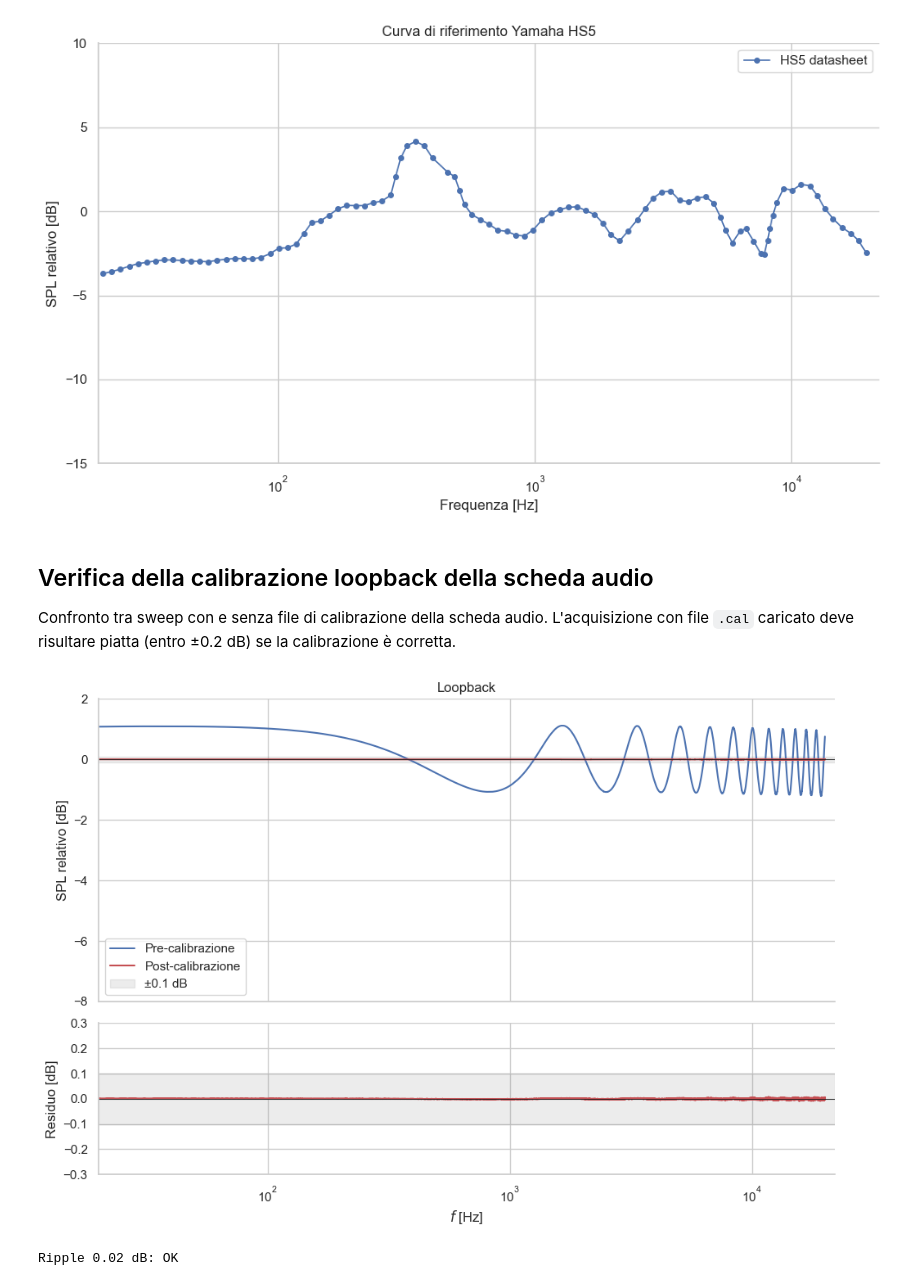
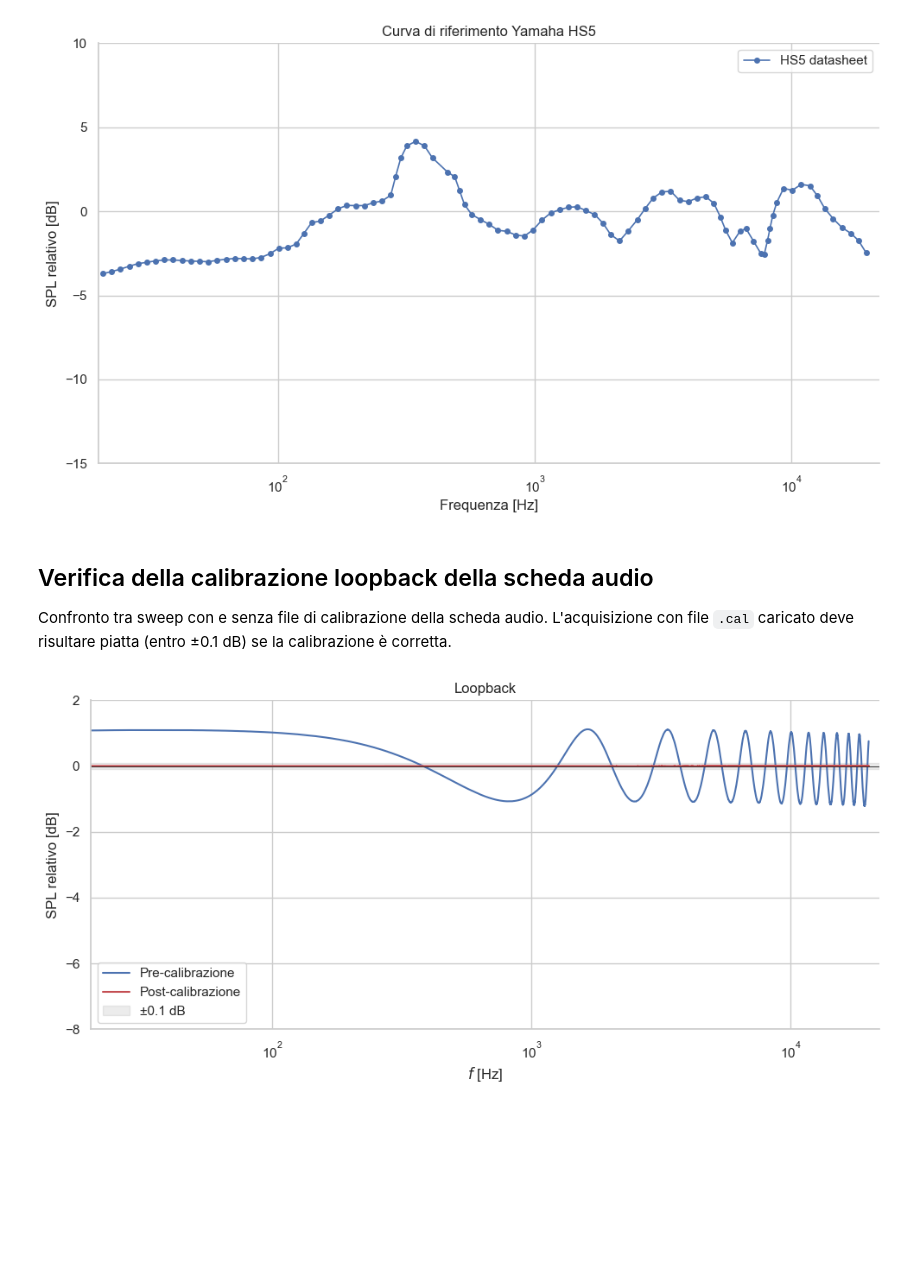
Before and after one commit to matteobernardi/Progetto-Acustica, a Jupyter notebook: notebooks/calibrazione.ipynb, the cells around one changed output. Cells and saved outputs as stored; diff of their text form; code cells hidden in the pictures; blank space fills up the shorter version.

```diff
--- a/notebooks/calibrazione.ipynb
+++ b/notebooks/calibrazione.ipynb
@@ -45,34 +45,28 @@ plt.show()
 # %% [markdown]
 ## Verifica della calibrazione loopback della scheda audio
 
-Confronto tra sweep con e senza file di calibrazione della scheda audio. L'acquisizione con file `.cal` caricato deve risultare piatta (entro ±0.2 dB) se la calibrazione è corretta.
+Confronto tra sweep con e senza file di calibrazione della scheda audio. L'acquisizione con file `.cal` caricato deve risultare piatta (entro ±0.1 dB) se la calibrazione è corretta.
 # %%
 def normalize(f, dB, f1=200, f2=2000):
     return dB - dB[(f >= f1) & (f <= f2)].mean()
 
 f_nocal, dB_nocal = load_rew_export(CAL_TXT_DIR / 'ESS_NoCalibration.txt')
 f_cal, dB_cal = load_rew_export(CAL_TXT_DIR / 'ESS_Calibrated.txt')
 dB_nocal, dB_cal = normalize(f_nocal, dB_nocal), normalize(f_cal, dB_cal)
 
-fig, (ax1, ax2) = plt.subplots(2, 1, figsize=(10, 7), sharex=True,
-                               gridspec_kw={'height_ratios': [2, 1]})
-ax1.plot(f_nocal, dB_nocal, color=C[0], label='Pre-calibrazione')
-for ax in (ax1, ax2):
-    ax.plot(f_cal, dB_cal, color=C[3], label='Post-calibrazione')
-    ax.axhline(0, color='k', lw=0.6)
-    ax.axhspan(-0.1, 0.1, color='gray', alpha=0.15, label='±0.1 dB')
-ax1.set(xscale='log', ylim=(-8, 2), ylabel='SPL relativo [dB]', title='Loopback')
-ax1.legend()
-ax2.set(xlim=(20, 22000), ylim=(-0.3, 0.3), xlabel='$f$ [Hz]', ylabel='Residuo [dB]')
+fig, ax = plt.subplots(figsize=(10, 5))
+ax.plot(f_nocal, dB_nocal, color=C[0], label='Pre-calibrazione')
+ax.plot(f_cal, dB_cal, color=C[3], label='Post-calibrazione')
+ax.axhline(0, color='k', lw=0.6)
+ax.axhspan(-0.1, 0.1, color='gray', alpha=0.15, label='±0.1 dB')
+ax.set(xscale='log', xlim=(20, 22000), ylim=(-8, 2), xlabel='$f$ [Hz]',
+       ylabel='SPL relativo [dB]', title='Loopback')
+ax.legend()
 plt.tight_layout()
-fig.savefig(FIG_DIR / 'verifica_calibrazione_loopback.png', dpi=200)
+fig.savefig(FIG_DIR / 'verifica_calibrazione_loopback.pdf')
 plt.show()
-
-ripple = np.ptp(dB_cal[(f_cal >= 20) & (f_cal <= 20000)])
-print(f'Ripple {ripple:.2f} dB:', 'OK' if ripple < 0.4 else 'sopra il target (±0.2 dB)')
 # %% [output]
-[figure, old version]
+[figure, new version]
-Ripple 0.02 dB: OK
 # %% [markdown]
 ## Calcolo del file di calibrazione microfono
 
```
Also changed, not shown: parts of 3 cells of this notebook, 21 other files.
